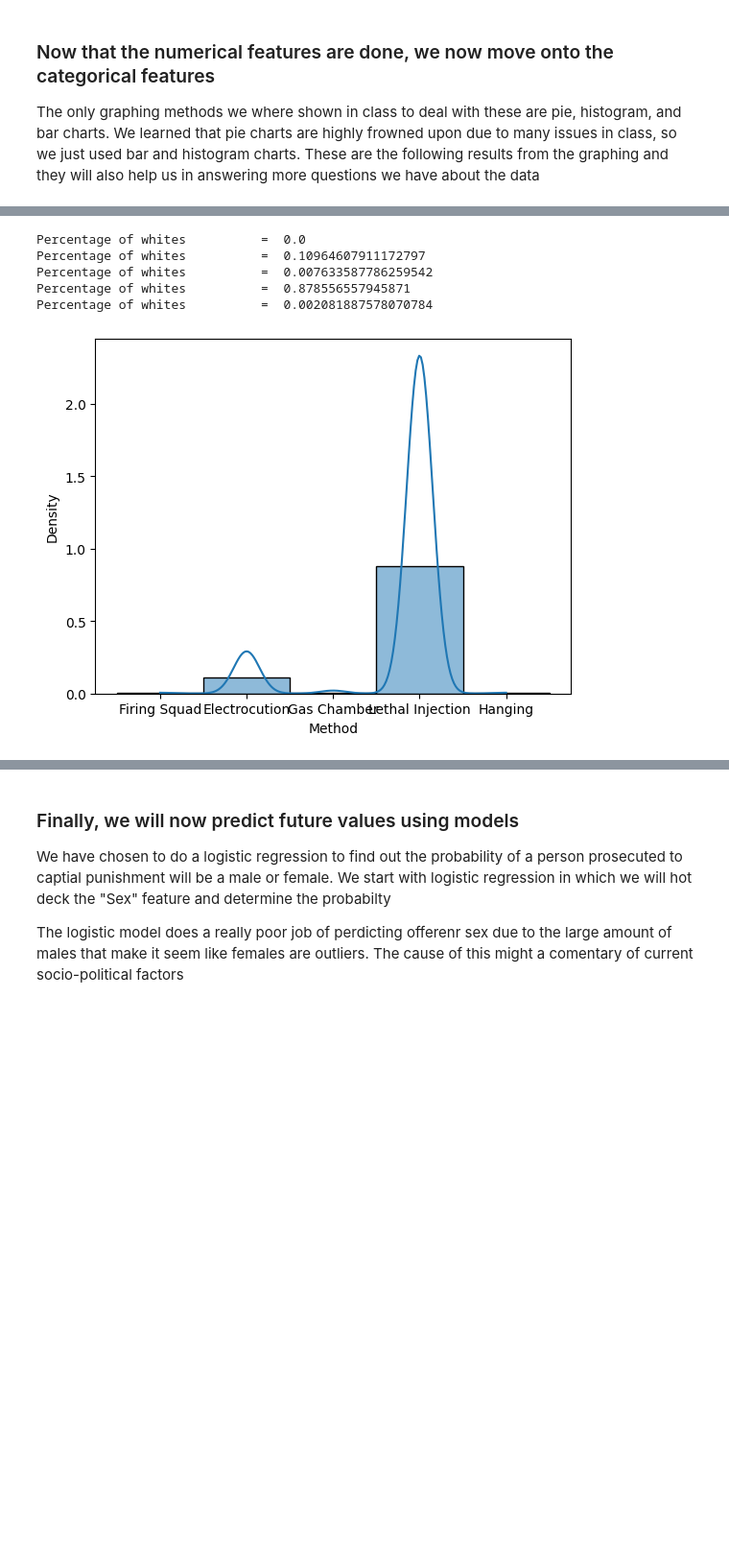
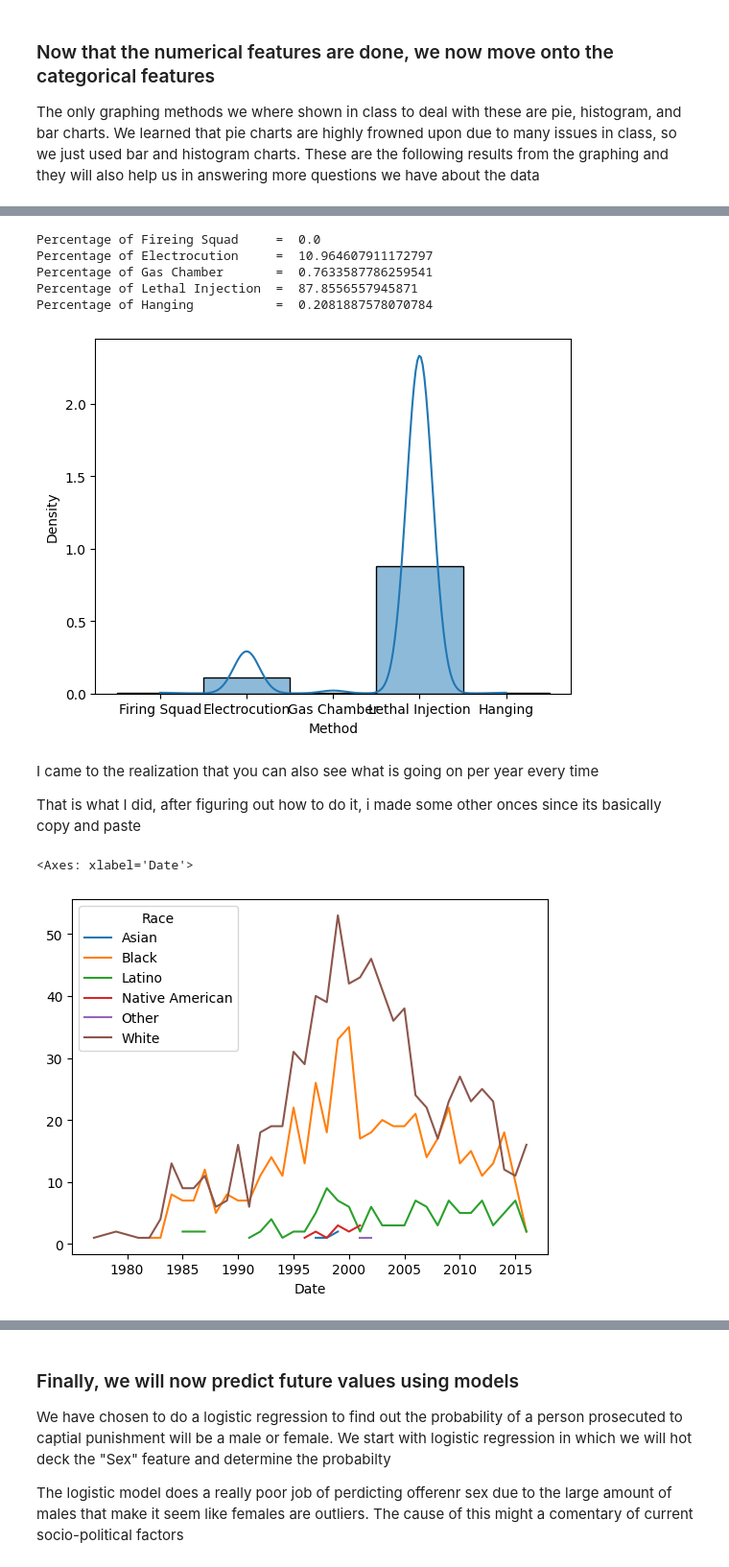
Before and after one commit to Christopher-Mata/CSCI-410, a Jupyter notebook: main.ipynb, the cells around one changed output, grey strips where cells are left out. Shown: that part at 96% size. Drawn from its saved outputs; the diff is of its cells as text; code cells hidden in the pictures; blank space fills up the shorter version.

```diff
--- a/main.ipynb
+++ b/main.ipynb
@@ -185,15 +178,25 @@ Percentage of other           =  0.0013879250520471894
 [figure]
 # %%
 sns.histplot(x='Method', data=data, stat="density", kde=True)
-print("Percentage of whites          = ", len(data[data['Method'] == 'Fireing Squad']) / len(data["Method"]))
-print("Percentage of whites          = ", len(data[data['Method'] == 'Electrocution']) / len(data["Method"]))
-print("Percentage of whites          = ", len(data[data['Method'] == 'Gas Chamber']) / len(data["Method"]))
-print("Percentage of whites          = ", len(data[data['Method'] == 'Lethal Injection']) / len(data["Method"]))
-print("Percentage of whites          = ", len(data[data['Method'] == 'Hanging']) / len(data["Method"]))
+print("Percentage of Fireing Squad     = ", len(data[data['Method'] == 'Fireing Squad']) / len(data["Method"]) * 100)
+print("Percentage of Electrocution     = ", len(data[data['Method'] == 'Electrocution']) / len(data["Method"]) * 100)
+print("Percentage of Gas Chamber       = ", len(data[data['Method'] == 'Gas Chamber']) / len(data["Method"]) * 100)
+print("Percentage of Lethal Injection  = ", len(data[data['Method'] == 'Lethal Injection']) / len(data["Method"]) * 100)
+print("Percentage of Hanging           = ", len(data[data['Method'] == 'Hanging']) / len(data["Method"]) * 100)
 # %% [output]
-Percentage of whites          =  0.0
-Percentage of whites          =  0.10964607911172797
-Percentage of whites          =  0.007633587786259542
-Percentage of whites          =  0.878556557945871
-Percentage of whites          =  0.002081887578070784
+Percentage of Fireing Squad     =  0.0
+Percentage of Electrocution     =  10.964607911172797
+Percentage of Gas Chamber       =  0.7633587786259541
+Percentage of Lethal Injection  =  87.8556557945871
+Percentage of Hanging           =  0.2081887578070784
 [figure]
+# %% [markdown]
+<p>I came to the realization that you can also see what is going on per year every time</p>
+<p>That is what I did, after figuring out how to do it, i made some other onces since its basically copy and paste</p>
+# %%
+dataMulti = pd.read_csv('data.csv', parse_dates=['Date'])
+table = pd.pivot_table(dataMulti, index=[dataMulti['Date'].dt.year, dataMulti['Race']], aggfunc="size").unstack(level=1)
+table.plot()
+# %% [output]
+<Axes: xlabel='Date'>
+[figure, added]
```
Also changed, not shown: parts of 8 cells of this notebook.
